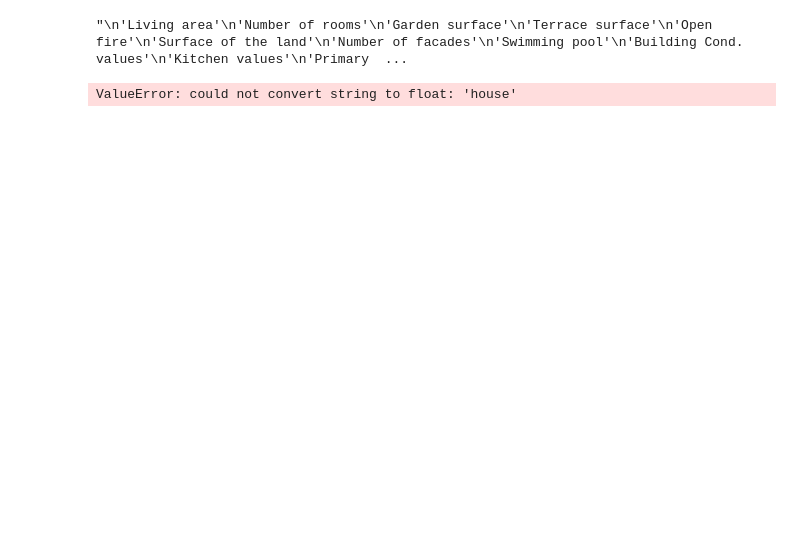
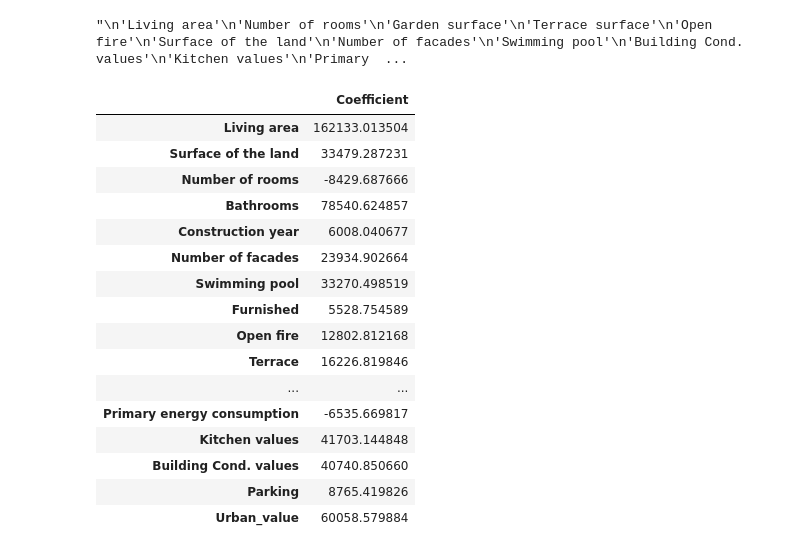
Before and after one commit to Ta-DevSark/challenge-regression, a Jupyter notebook: mourad.ipynb, the cells around one changed output. Drawn from its saved outputs; the diff is of its cells as text; code cells hidden in the pictures; blank space fills up the shorter version.

```diff
--- a/mourad.ipynb
+++ b/mourad.ipynb
@@ -113,35 +113,51 @@ dtype: int64
 # %% [output]
 "\n'Living area'\n'Number of rooms'\n'Garden surface'\n'Terrace surface'\n'Open fire'\n'Surface of the land'\n'Number of facades'\n'Swimming pool'\n'Building Cond. values'\n'Kitchen values'\n'Primary  ...
 # %%
-features = list(df.drop(columns=['Zip','Price', 'id','Primary energy consumption'
+features = list(df.drop(columns=['Zip','Price', 'id','Subtype of property','Energy class','Province'
                                  ]).columns)
 
 X = df[features].to_numpy()
 y = df[['Price']].to_numpy().reshape(-1 , 1)
 
 # Instantiate the scaler
 scaler = StandardScaler()
 
 X_train, X_test, y_train, y_test = train_test_split(X, y, test_size=0.4, random_state=101)
 
 # Normalize the training and test data
 X_train = scaler.fit_transform(X_train)
 X_test = scaler.transform(X_test)
 
 lm = LinearRegression()
 lm.fit(X_train, y_train)
 
 #normalize the whole dataset for scoring
 X = scaler.transform(X)
 
 score = lm.score(X_test, y_test)
 coeff_df = pd.DataFrame(lm.coef_, columns=features)
 coeff_df = coeff_df.T
 coeff_df.columns = ['Coefficient']
 predictions = lm.predict(X_test)
 coeff_df
 # %% [output]
-ValueError: could not convert string to float: 'house'
+|  | Coefficient |
+| Living area | 162133.013504 |
+| Surface of the land | 33479.287231 |
+| Number of rooms | -8429.687666 |
+| Bathrooms | 78540.624857 |
+| Construction year | 6008.040677 |
+| Number of facades | 23934.902664 |
+| Swimming pool | 33270.498519 |
+| Furnished | 5528.754589 |
+| Open fire | 12802.812168 |
+| Terrace | 16226.819846 |
+| ... | ... |
+| Primary energy consumption | -6535.669817 |
+| Kitchen values | 41703.144848 |
+| Building Cond. values | 40740.850660 |
+| Parking | 8765.419826 |
+| Urban_value | 60058.579884 |
 # %%
 plt.scatter(y_test, predictions)
 plt.xlabel('Actual Values (y_test)')
```
Also changed, not shown: parts of 8 cells of this notebook.
